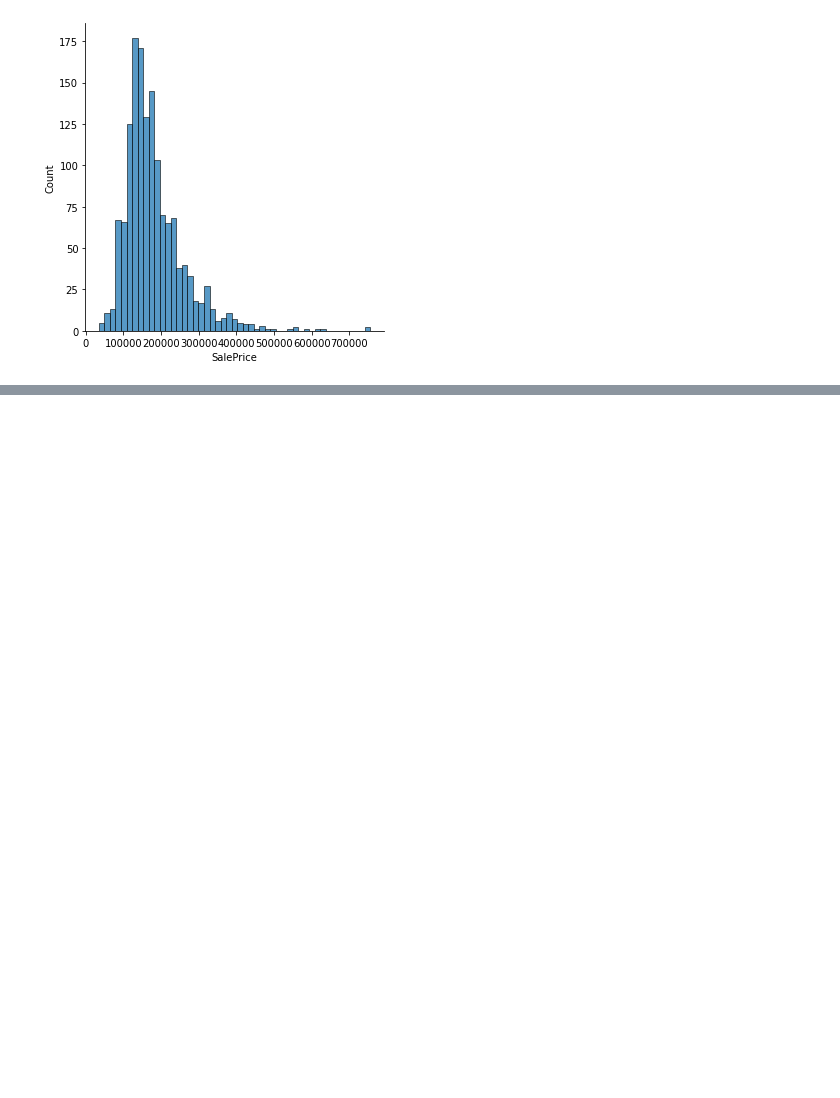
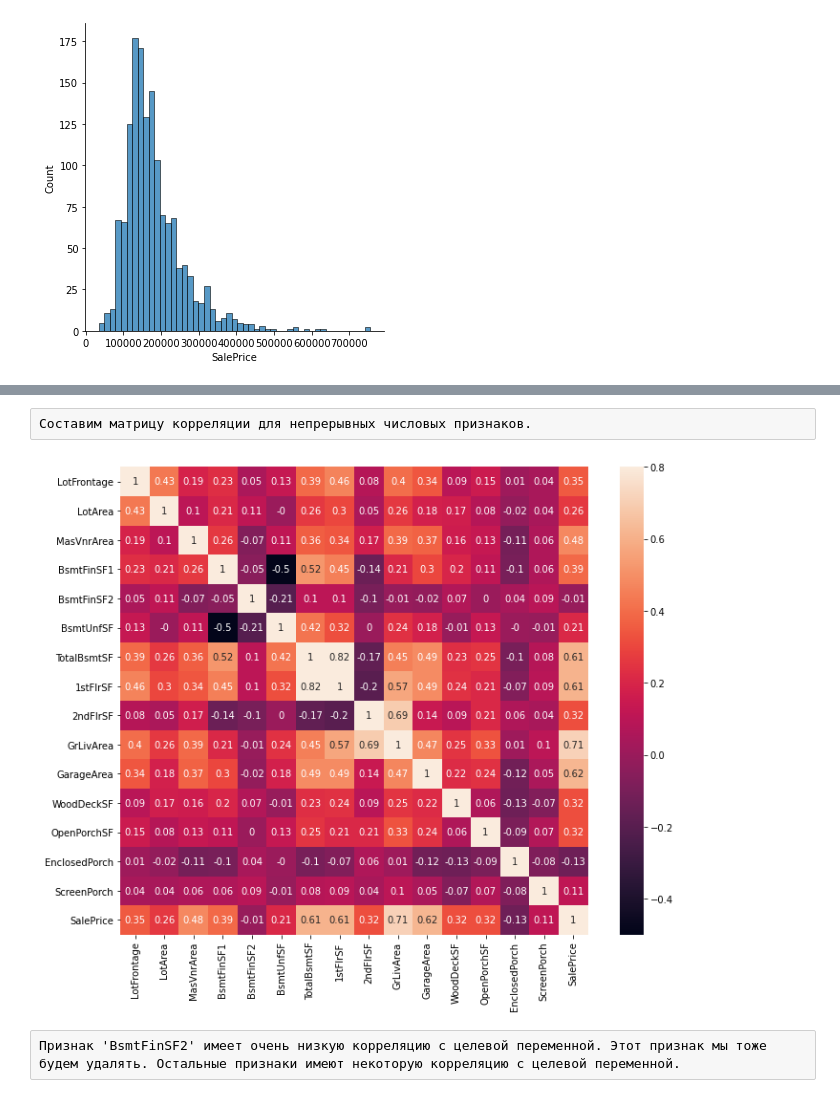
Before and after one commit to EgorSu/house_price, a Jupyter notebook: house_price.ipynb, the cells around one changed output, grey strips where cells are left out. Cells and saved outputs as stored; diff of their text form; code cells hidden in the pictures; blank space fills up the shorter version.

```diff
--- a/house_price.ipynb
+++ b/house_price.ipynb
@@ -129,23 +139,0 @@ for i in categorial_features:
-# %%
-remake_dict = {}
-for i in categorial_features:
-    val_counts = data[i].value_counts()
-    index_max_val = val_counts.index[0]
-    index_min_val = val_counts.index[val_counts.shape[0] - 1]
-    max_prop = val_counts[index_max_val]/data[i].count()
-    min_prop = val_counts[index_min_val]/data[i].count()
-    lower_level = min(0.1, 0.5/val_counts.shape[0])
-    if max_prop >= 0.9:
-        drop_list.append(i)
-    elif max_prop >= 0.4:
-        remake_dict[i] = [val_counts.index[0]]
-    elif min_prop < lower_level:
-        values = list(val_counts.index)
-        prop_sum = 0
-        for j in reversed(values):
-            prop_sum += val_counts[j]/data[i].count()
-            if prop_sum < lower_level:
-                values.remove(j)
-                continue
-            remake_dict[i] = values
-            break
@@ -336,0 +182,27 @@ print(r2_score(y_test_transform, cat_boost.predict(x_test_transform)))
+# %%
+n = 61
+not_feature = ['Id', 'SalePrice']
+categorial_features = list(data.select_dtypes(include = ["object"]).columns)
+number_features = list(data.loc[:,data.nunique() > n ].select_dtypes(include = ["number"]).columns )
+number_features_discrete = list(data.loc[:,data.nunique() <= n].select_dtypes(include = ["number"]).columns)
+
+for i in ['YearBuilt', 'GarageYrBlt'] + not_feature + drop_list:
+    if i in number_features:
+        number_features.remove(i)
+for i in not_feature + drop_list:
+    if i in number_features_discrete:
+        number_features_discrete.remove(i)
+for i in drop_list:
+    if i in categorial_features:
+        categorial_features.remove(i)
+number_features_discrete.extend(['YearBuilt','GarageYrBlt'])
+# %% [raw]
+Составим матрицу корреляции для непрерывных числовых признаков.
+# %%
+corrmat = np.round(data[number_features + ['SalePrice']].corr(),2)
+f, ax = plt.subplots(figsize=(12, 9))
+sns.heatmap(corrmat, vmax=.8, annot=True, square=True);
+# %% [output]
+[figure, added]
+# %% [raw]
+Признак 'BsmtFinSF2' имеет очень низкую корреляцию с целевой переменной. Этот признак мы тоже будем удалять. Остальные признаки имеют некоторую корреляцию с целевой переменной.
```
Also changed, not shown: parts of 64 cells of this notebook, 1 other file.
